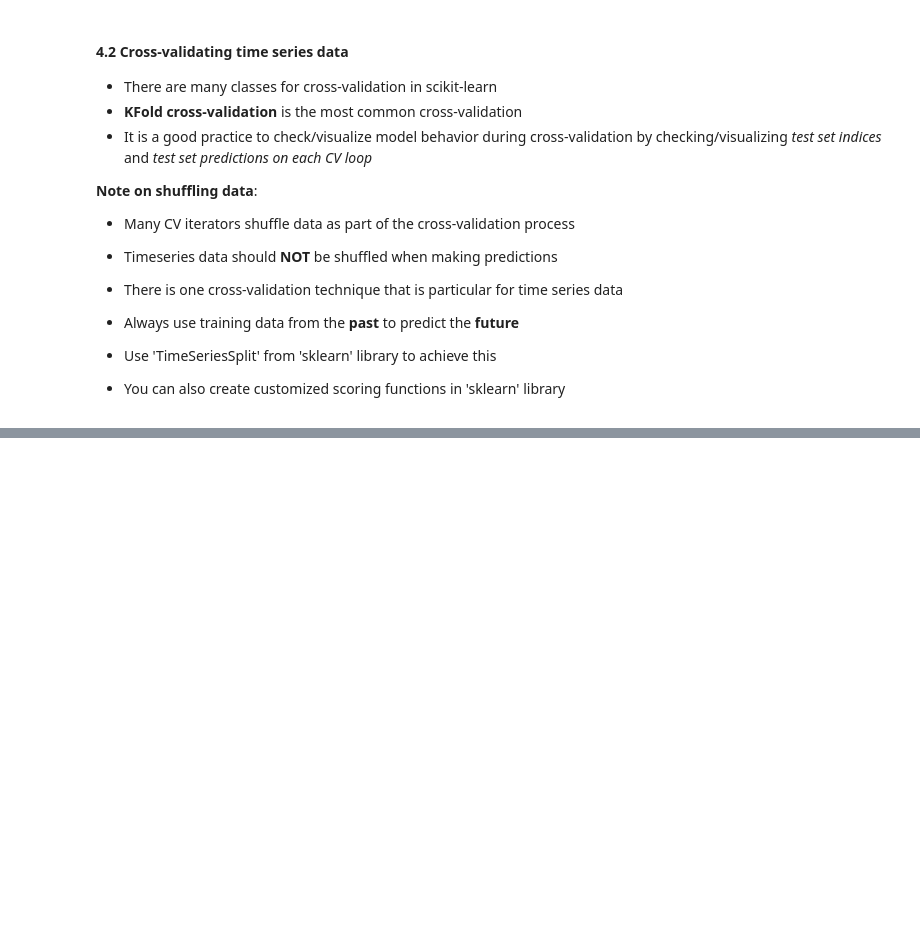
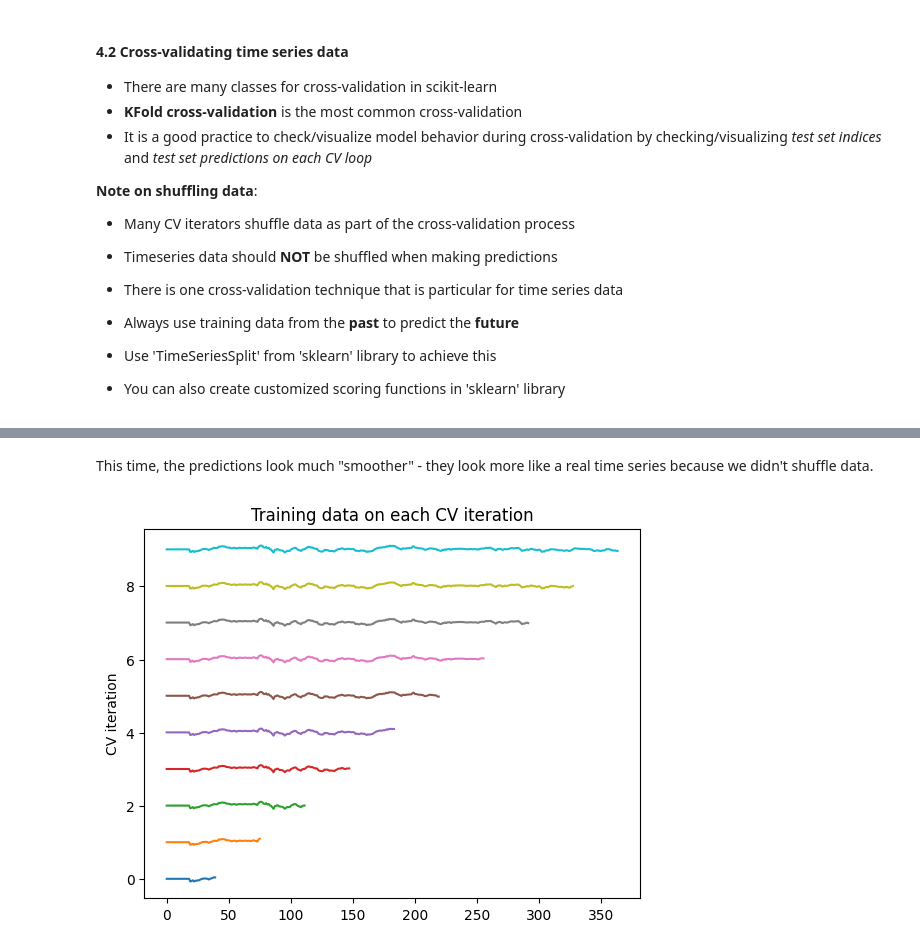
Before and after one commit to GuoweiYang19891101/datacamp_machine_learning_scientist_python, a Jupyter notebook: 9_time_series_data.ipynb, the cells around one changed output, grey strips where cells are left out. Cells and saved outputs as stored; diff of their text form; code cells hidden in the pictures; blank space fills up the shorter version.

```diff
--- a/9_time_series_data.ipynb
+++ b/9_time_series_data.ipynb
@@ -1320,0 +1361,19 @@ visualize_predictions(results)
+# %% [markdown]
+This time, the predictions look much "smoother" - they look more like a real time series because we didn't shuffle data.
+# %%
+# time-based cross-validation
+# import TimeSeriesSplit
+from sklearn.model_selection import TimeSeriesSplit
+
+# create CV object
+cv = TimeSeriesSplit(n_splits=10)
+
+# iterate through CV splits
+fig, ax = plt.subplots()
+for ii, (tr, tt) in enumerate(cv.split(X, y)):
+    ax.plot(tr, ii + y[tr])
+
+ax.set(title='Training data on each CV iteration', ylabel='CV iteration')
+plt.show()
+# %% [output]
+[figure, added]
```
Also changed, not shown: parts of 18 cells of this notebook, 1 other file.
